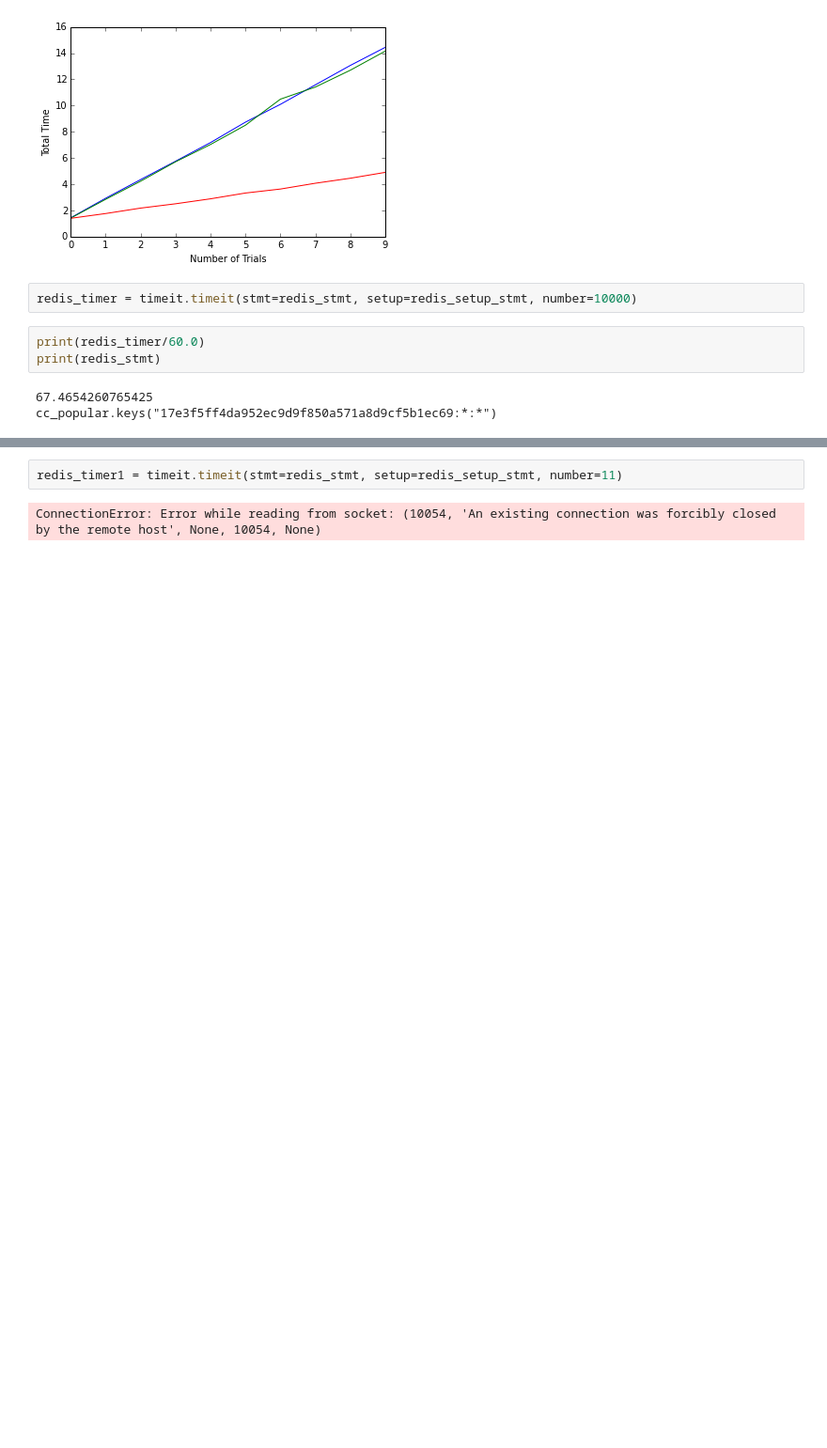
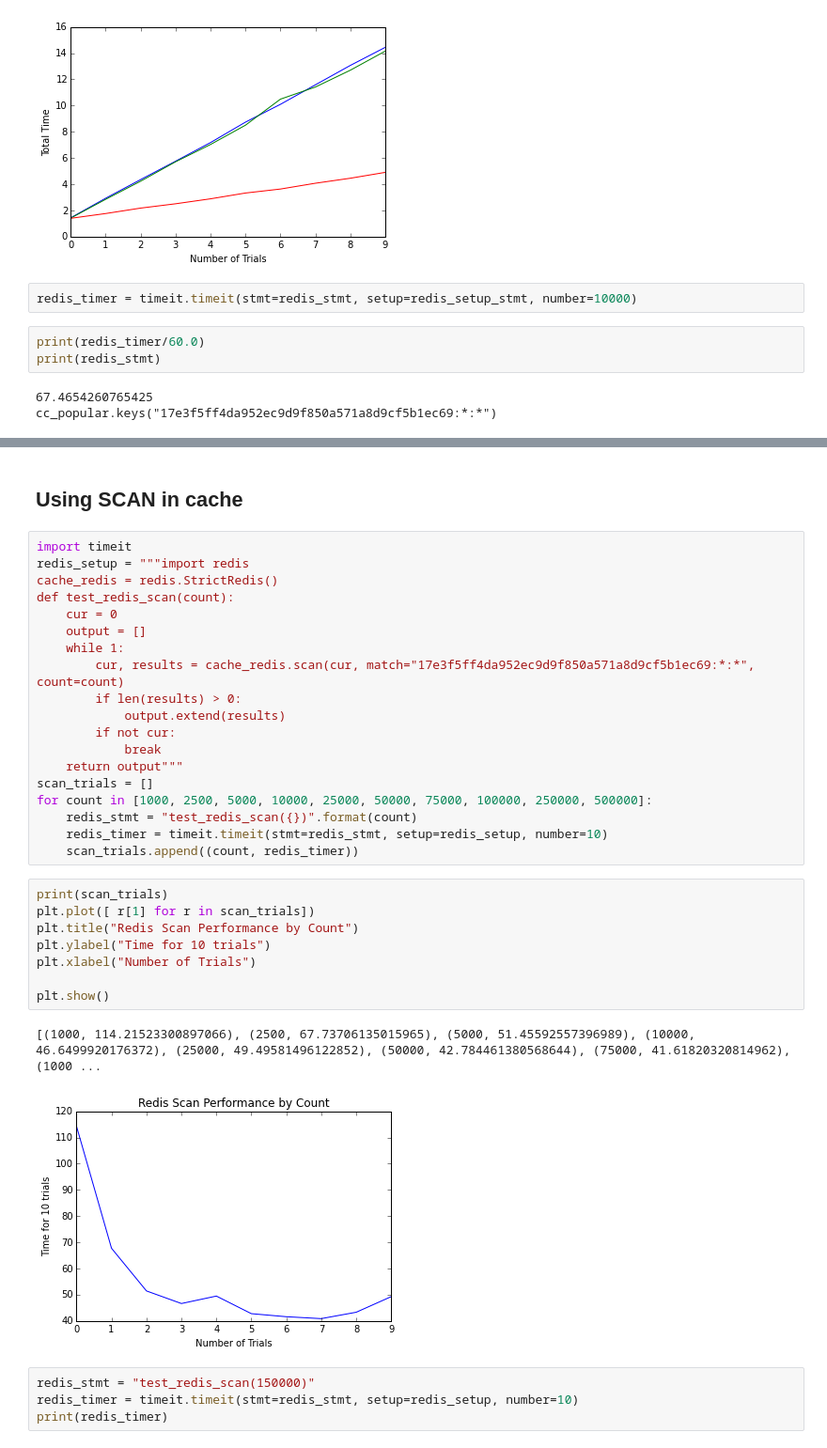
Before and after one commit to jermnelson/pyconjp-2015, a Jupyter notebook: static/notebooks/Presentation.ipynb, the cells around one changed output, grey strips where cells are left out. Shown: that part at 94% size. Cells and saved outputs as stored; diff of their text form; blank space fills up the shorter version.

```diff
--- a/static/notebooks/Presentation.ipynb
+++ b/static/notebooks/Presentation.ipynb
@@ -108,7 +107,39 @@ plt.ylabel("Number of Trials")
 plt.show()
 # %% [output]
 [figure]
+# %% [markdown]
+## Using **SCAN** in cache
+# %%
+import timeit
+redis_setup = """import redis
+cache_redis = redis.StrictRedis()
+def test_redis_scan(count):
+    cur = 0
+    output = []
+    while 1:
+        cur, results = cache_redis.scan(cur, match="17e3f5ff4da952ec9d9f850a571a8d9cf5b1ec69:*:*", count=count)
+        if len(results) > 0:
+            output.extend(results)
+        if not cur:
+            break
+    return output"""
+scan_trials = []
+for count in [1000, 2500, 5000, 10000, 25000, 50000, 75000, 100000, 250000, 500000]:
+    redis_stmt = "test_redis_scan({})".format(count)
+    redis_timer = timeit.timeit(stmt=redis_stmt, setup=redis_setup, number=10)
+    scan_trials.append((count, redis_timer))
+# %%
+print(scan_trials)
+plt.plot([ r[1] for r in scan_trials])
+plt.title("Redis Scan Performance by Count")
+plt.ylabel("Time for 10 trials")
+plt.xlabel("Number of Trials")
+
+plt.show()
+# %% [output]
+[(1000, 114.21523300897066), (2500, 67.73706135015965), (5000, 51.45592557396989), (10000, 46.6499920176372), (25000, 49.49581496122852), (50000, 42.784461380568644), (75000, 41.61820320814962), (1000 ...
+[figure, added]
 # %%
-redis_timer1 = timeit.timeit(stmt=redis_stmt, setup=redis_setup_stmt, number=11)
+redis_stmt = "test_redis_scan(150000)"
+redis_timer = timeit.timeit(stmt=redis_stmt, setup=redis_setup, number=10)
+print(redis_timer)
-# %% [output]
-ConnectionError: Error while reading from socket: (10054, 'An existing connection was forcibly closed by the remote host', None, 10054, None)
```
Also changed, not shown: parts of 8 cells of this notebook, 1 other file.
